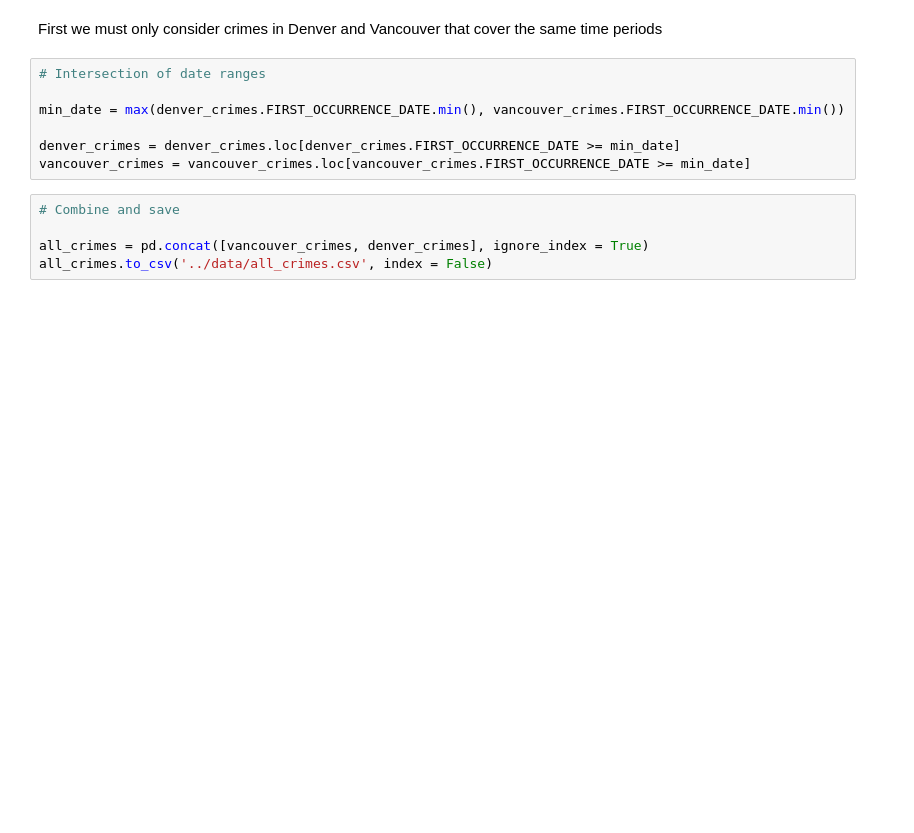
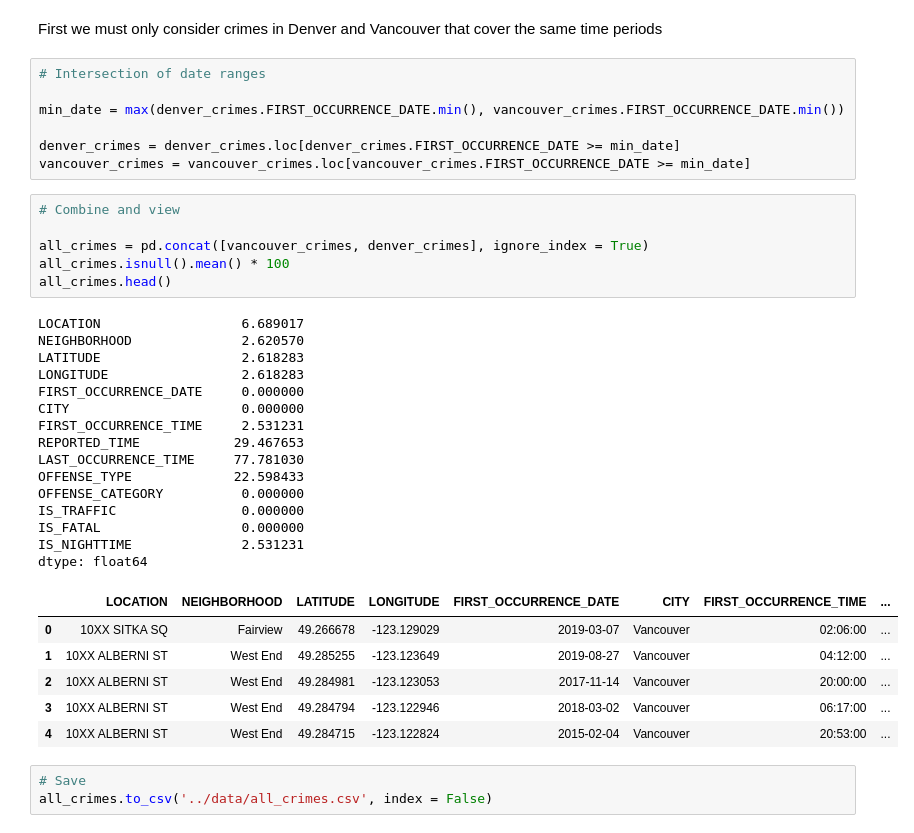
Before and after one commit to Quang-Vinh/Crime-Data-Mart, a Jupyter notebook: 2 - Data Staging/Crime Preprocessing.ipynb, the cells around one changed output. Cells and saved outputs as stored; diff of their text form; blank space fills up the shorter version.

Commit message:
Reformatted data

```diff
--- a/2 - Data Staging/Crime Preprocessing.ipynb
+++ b/2 - Data Staging/Crime Preprocessing.ipynb
@@ -557,7 +585,33 @@ min_date = max(denver_crimes.FIRST_OCCURRENCE_DATE.min(), vancouver_crimes.FIRST
 denver_crimes = denver_crimes.loc[denver_crimes.FIRST_OCCURRENCE_DATE >= min_date]
 vancouver_crimes = vancouver_crimes.loc[vancouver_crimes.FIRST_OCCURRENCE_DATE >= min_date]
 # %%
-# Combine and save
+# Combine and view
 
 all_crimes = pd.concat([vancouver_crimes, denver_crimes], ignore_index = True)
-all_crimes.to_csv('../data/all_crimes.csv', index = False)
+all_crimes.isnull().mean() * 100
+all_crimes.head()
+# %% [output]
+LOCATION                  6.689017
+NEIGHBORHOOD              2.620570
+LATITUDE                  2.618283
+LONGITUDE                 2.618283
+FIRST_OCCURRENCE_DATE     0.000000
+CITY                      0.000000
+FIRST_OCCURRENCE_TIME     2.531231
+REPORTED_TIME            29.467653
+LAST_OCCURRENCE_TIME     77.781030
+OFFENSE_TYPE             22.598433
+OFFENSE_CATEGORY          0.000000
+IS_TRAFFIC                0.000000
+IS_FATAL                  0.000000
+IS_NIGHTTIME              2.531231
+dtype: float64
+|  | LOCATION | NEIGHBORHOOD | LATITUDE | LONGITUDE | FIRST_OCCURRENCE_DATE | CITY | FIRST_OCCURRENCE_TIME | ... |
+| 0 | 10XX SITKA SQ | Fairview | 49.266678 | -123.129029 | 2019-03-07 | Vancouver | 02:06:00 | ... |
+| 1 | 10XX ALBERNI ST | West End | 49.285255 | -123.123649 | 2019-08-27 | Vancouver | 04:12:00 | ... |
+| 2 | 10XX ALBERNI ST | West End | 49.284981 | -123.123053 | 2017-11-14 | Vancouver | 20:00:00 | ... |
+| 3 | 10XX ALBERNI ST | West End | 49.284794 | -123.122946 | 2018-03-02 | Vancouver | 06:17:00 | ... |
+| 4 | 10XX ALBERNI ST | West End | 49.284715 | -123.122824 | 2015-02-04 | Vancouver | 20:53:00 | ... |
+# %%
+# Save
+all_crimes.to_csv('../data/all_crimes.csv', index = False)
```
Also changed, not shown: parts of 12 cells of this notebook.
